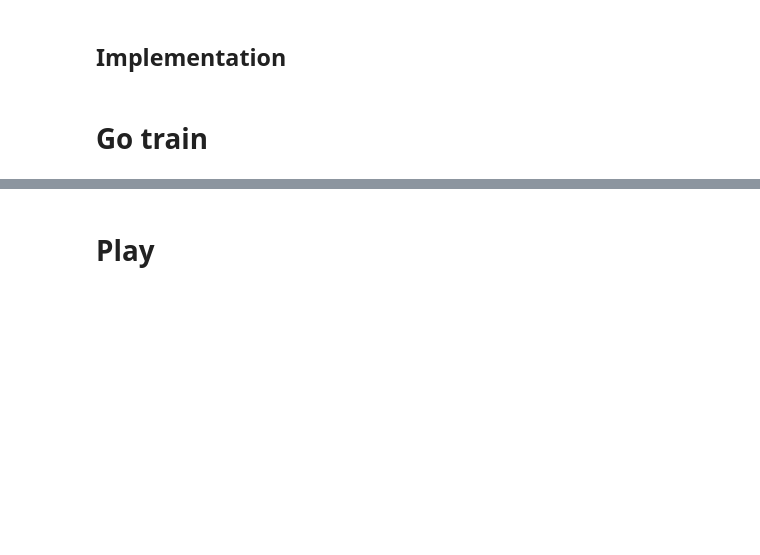
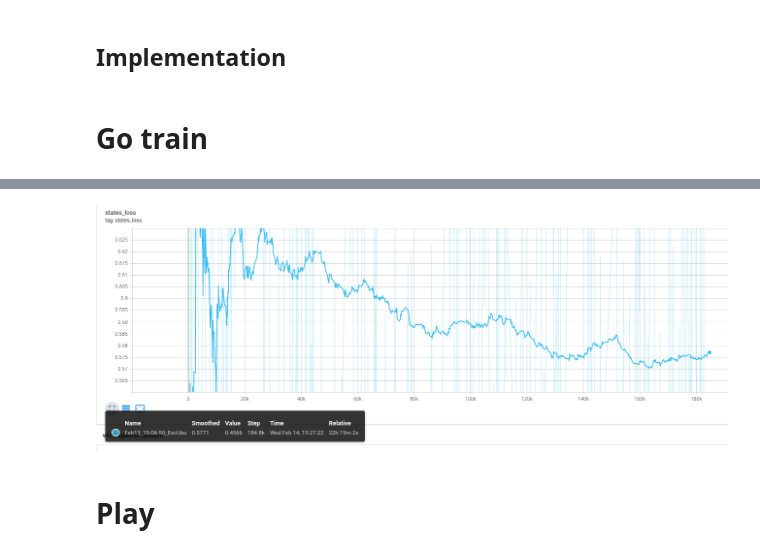
Before and after one commit to omikad/studying-ml, a Jupyter notebook: AlphaZero/alphazero_connectfour.ipynb, the cells around one changed output, grey strips where cells are left out. Cells and saved outputs as stored; diff of their text form; code cells hidden in the pictures; blank space fills up the shorter version.

```diff
--- a/AlphaZero/alphazero_connectfour.ipynb
+++ b/AlphaZero/alphazero_connectfour.ipynb
@@ -767,3 +777,8 @@ If trained model moves first it wins 446 games, loses 54
+# %%
+from IPython.display import Image
+Image(filename='states_loss.png')
+# %% [output]
+[figure, added]
 # %% [markdown]
 # Play
 # %%
```
Also changed, not shown: parts of 11 cells of this notebook, 5 other files.
